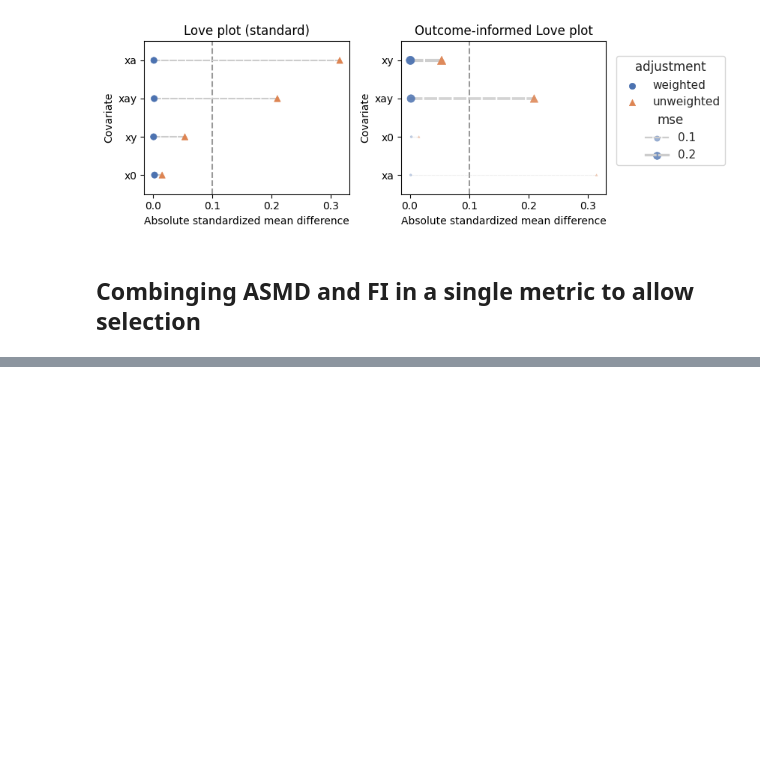
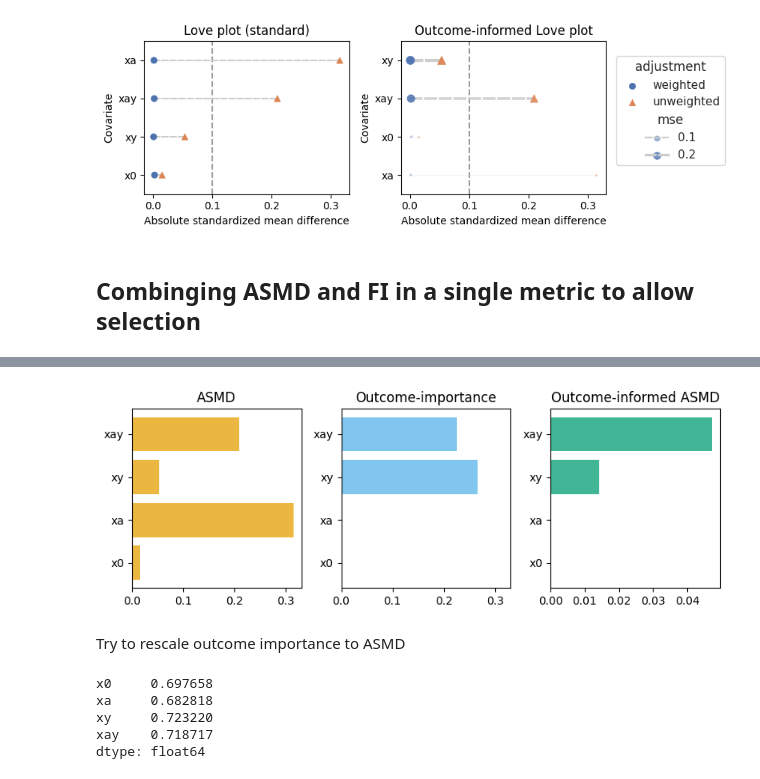
Before and after one commit to namag-ai/oui-plots, a Jupyter notebook: ouilove.ipynb, the cells around one changed output, grey strips where cells are left out. Cells and saved outputs as stored; diff of their text form; code cells hidden in the pictures; blank space fills up the shorter version.

```diff
--- a/ouilove.ipynb
+++ b/ouilove.ipynb
@@ -554,0 +618,22 @@ fig
+# %%
+# fig = mpl.figure.Figure(figsize=(8, 3))
+fig, axes = mpl.pyplot.subplot_mosaic(
+    """
+    ABC
+    """,
+    # sharey=True,
+    figsize=(8,3)
+)
+bar_kwargs = {"alpha": 0.75}
+axes["A"].barh(ouiasmd["covariate"], ouiasmd["asmd"], color="#E69F00", **bar_kwargs)
+axes["B"].barh(ouiasmd["covariate"], ouiasmd[outcome_metric], color="#56B4E9", **bar_kwargs)
+axes["C"].barh(ouiasmd["covariate"], ouiasmd["ouiasmd"], color="#009E73", **bar_kwargs)
+axes["A"].sharex(axes["B"])
+axes["A"].set_title("ASMD")
+axes["B"].set_title("Outcome-importance")
+axes["C"].set_title("Outcome-informed ASMD")
+fig.tight_layout()
+# %% [output]
+[figure, added]
+# %% [markdown]
+Try to rescale outcome importance to ASMD
@@ -554,0 +658,9 @@ fig
+# %%
+_, scale = calculate_decomposed_smd(X, a, w)
+scale
+# %% [output]
+x0     0.697658
+xa     0.682818
+xy     0.723220
+xay    0.718717
+dtype: float64
```
Also changed, not shown: parts of 13 cells of this notebook.
